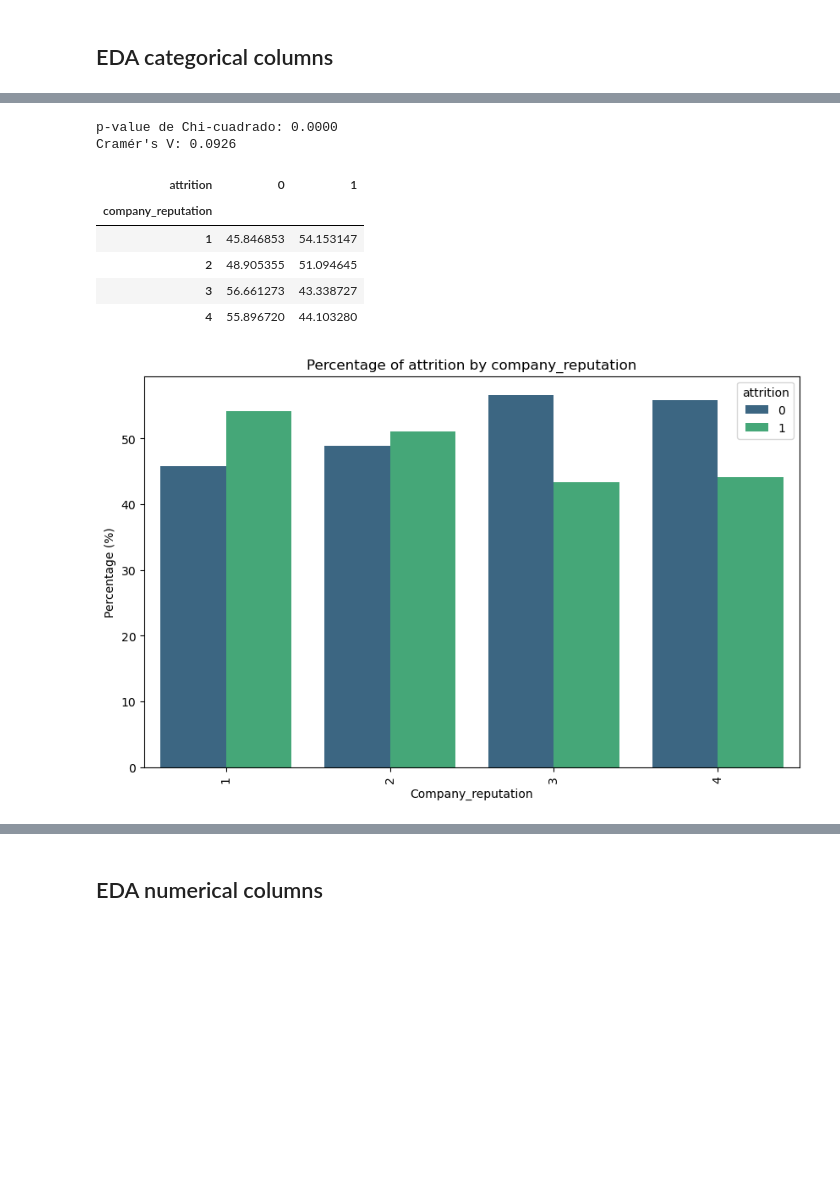
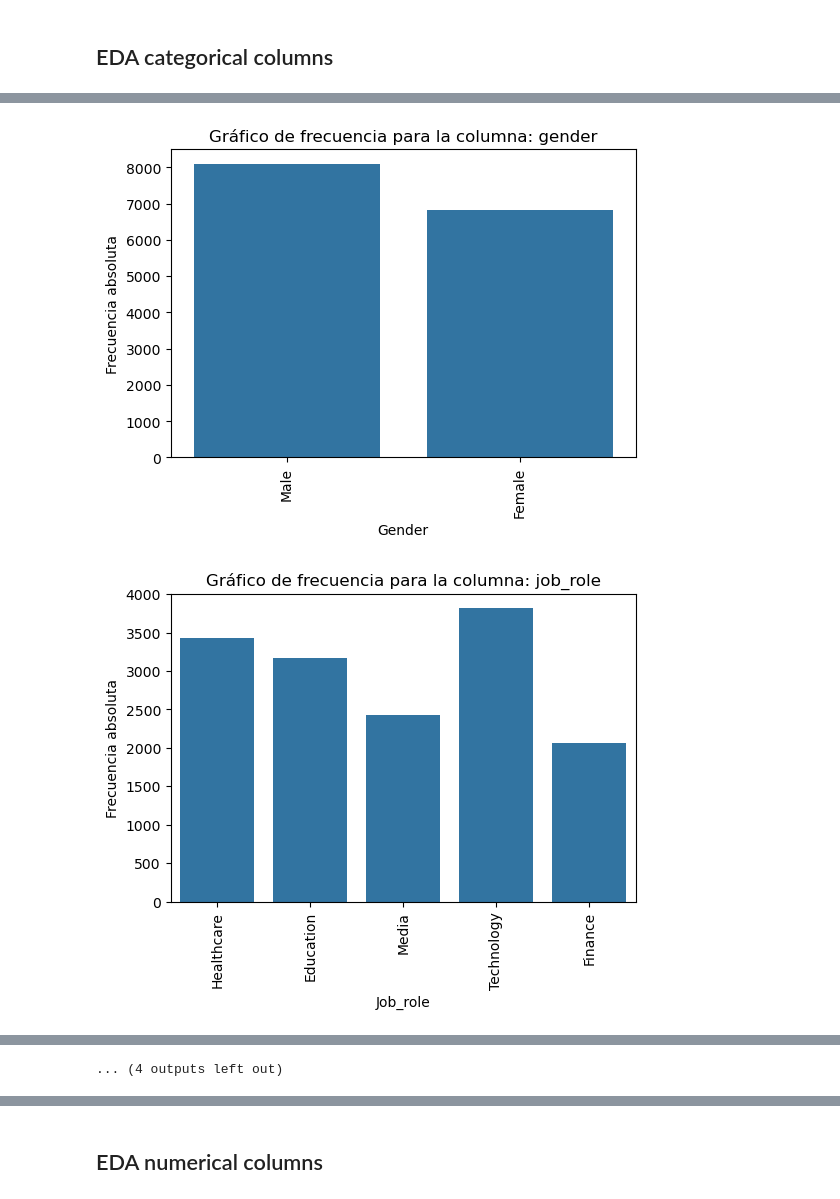
Before and after one commit to LOA395/how_to_prevent_employee_burnout, a Jupyter notebook: main.ipynb, the cells around one changed output, grey strips where cells are left out. Cells and saved outputs as stored; diff of their text form; code cells hidden in the pictures; blank space fills up the shorter version.

```diff
--- a/main.ipynb
+++ b/main.ipynb
@@ -659,12 +328,6 @@ eda_uni_cat(data, 'company_reputation')
-# %%
-eda_bi_cat(data, 'company_reputation', 'attrition')
-# %% [output]
-p-value de Chi-cuadrado: 0.0000
-Cramér's V: 0.0926
-| attrition | 0 | 1 |
-| company_reputation |  |  |
-| 1 | 45.846853 | 54.153147 |
-| 2 | 48.905355 | 51.094645 |
-| 3 | 56.661273 | 43.338727 |
-| 4 | 55.896720 | 44.103280 |
-[figure, removed]
+# %%
+for colum in data_categorical.columns:
+    eda_uni_cat(data_categorical, colum)
+# %% [output]
+[figure, added]
+[figure, added]
@@ -670,0 +344 @@ Cramér's V: 0.0926
+... (4 outputs left out)
```
Also changed, not shown: parts of 87 cells of this notebook.
